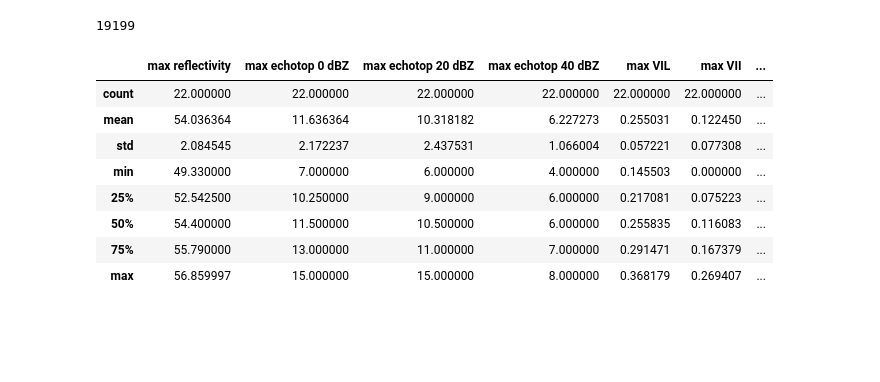
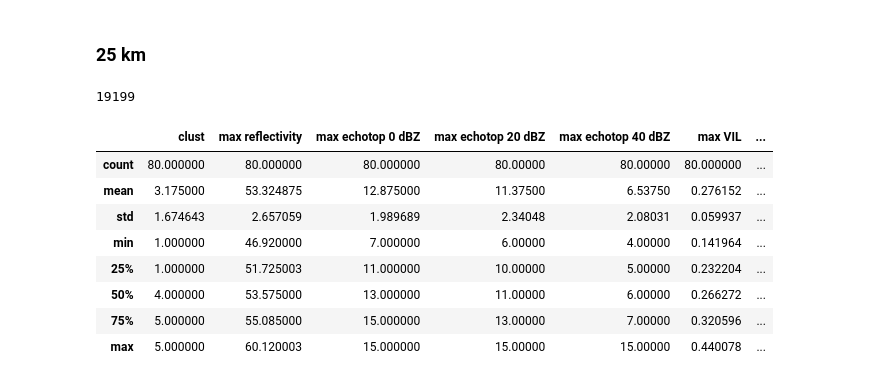
Before and after one commit to cclopes/tathu, a Jupyter notebook: sipam-tracking/clusters_analysis.ipynb, the cells around one changed output. Drawn from its saved outputs; the diff is of its cells as text; code cells hidden in the pictures; blank space fills up the shorter version.

```diff
--- a/sipam-tracking/clusters_analysis.ipynb
+++ b/sipam-tracking/clusters_analysis.ipynb
@@ -17,6 +17,8 @@ def bytea2nparray(bytea):
     bdata = io.BytesIO(bytea)
     bdata.seek(0)
     return np.load(bdata)
+# %% [markdown]
+### 25 km
 # %%
 # File paths
 gld_path = "/home/camilacl/git/amazon-storms-aerosols/data/lightning/GLD_mod/"
@@ -38,23 +40,25 @@ print(len(dates))
 19199
 # %%
 # Get clusters data
-clusters_25 = pd.read_csv(clusters_path).set_index('name')
-cluster1_25 = clusters_25.loc[clusters_25['clust'] == 1].drop(columns=["clust", "max area"])
-cluster2_25 = clusters_25.loc[clusters_25['clust'] == 2].drop(columns=["clust", "max area"])
-cluster4_25 = clusters_25.loc[clusters_25['clust'] == 4].drop(columns=["clust", "max area"])
-cluster5_25 = clusters_25.loc[clusters_25['clust'] == 5].drop(columns=["clust", "max area"])
+clusters_25 = pd.read_csv(clusters_path).set_index('name').drop(columns=["max area"])
+clusters_25['count'] = clusters_25.groupby('clust')['clust'].transform('count')
+clusters_25['clust'] = 'Cluster ' + clusters_25['clust'].astype(str) + ' - ' + clusters_25['count'].astype(str) + ' cases'
+cluster1_25 = clusters_25.loc[clusters_25['clust'] == 1].drop(columns=["clust"])
+cluster2_25 = clusters_25.loc[clusters_25['clust'] == 2].drop(columns=["clust"])
+cluster4_25 = clusters_25.loc[clusters_25['clust'] == 4].drop(columns=["clust"])
+cluster5_25 = clusters_25.loc[clusters_25['clust'] == 5].drop(columns=["clust"])
 # %%
-cluster1_25.describe()
+clusters_25.describe()
 # %% [output]
-|  | max reflectivity | max echotop 0 dBZ | max echotop 20 dBZ | max echotop 40 dBZ | max VIL | max VII | ... |
-| count | 22.000000 | 22.000000 | 22.000000 | 22.000000 | 22.000000 | 22.000000 | ... |
-| mean | 54.036364 | 11.636364 | 10.318182 | 6.227273 | 0.255031 | 0.122450 | ... |
-| std | 2.084545 | 2.172237 | 2.437531 | 1.066004 | 0.057221 | 0.077308 | ... |
-| min | 49.330000 | 7.000000 | 6.000000 | 4.000000 | 0.145503 | 0.000000 | ... |
-| 25% | 52.542500 | 10.250000 | 9.000000 | 6.000000 | 0.217081 | 0.075223 | ... |
-| 50% | 54.400000 | 11.500000 | 10.500000 | 6.000000 | 0.255835 | 0.116083 | ... |
-| 75% | 55.790000 | 13.000000 | 11.000000 | 7.000000 | 0.291471 | 0.167379 | ... |
-| max | 56.859997 | 15.000000 | 15.000000 | 8.000000 | 0.368179 | 0.269407 | ... |
+|  | clust | max reflectivity | max echotop 0 dBZ | max echotop 20 dBZ | max echotop 40 dBZ | max VIL | ... |
+| count | 80.000000 | 80.000000 | 80.000000 | 80.00000 | 80.00000 | 80.000000 | ... |
+| mean | 3.175000 | 53.324875 | 12.875000 | 11.37500 | 6.53750 | 0.276152 | ... |
+| std | 1.674643 | 2.657059 | 1.989689 | 2.34048 | 2.08031 | 0.059937 | ... |
+| min | 1.000000 | 46.920000 | 7.000000 | 6.00000 | 4.00000 | 0.141964 | ... |
+| 25% | 1.000000 | 51.725003 | 11.000000 | 10.00000 | 5.00000 | 0.232204 | ... |
+| 50% | 4.000000 | 53.575000 | 13.000000 | 11.00000 | 6.00000 | 0.266272 | ... |
+| 75% | 5.000000 | 55.085000 | 15.000000 | 13.00000 | 7.00000 | 0.320596 | ... |
+| max | 5.000000 | 60.120003 | 15.000000 | 15.00000 | 15.00000 | 0.440078 | ... |
 # %%
 # -- CS name, duration
 query = (
```
Also changed, not shown: parts of 20 cells of this notebook, 3 other files.
